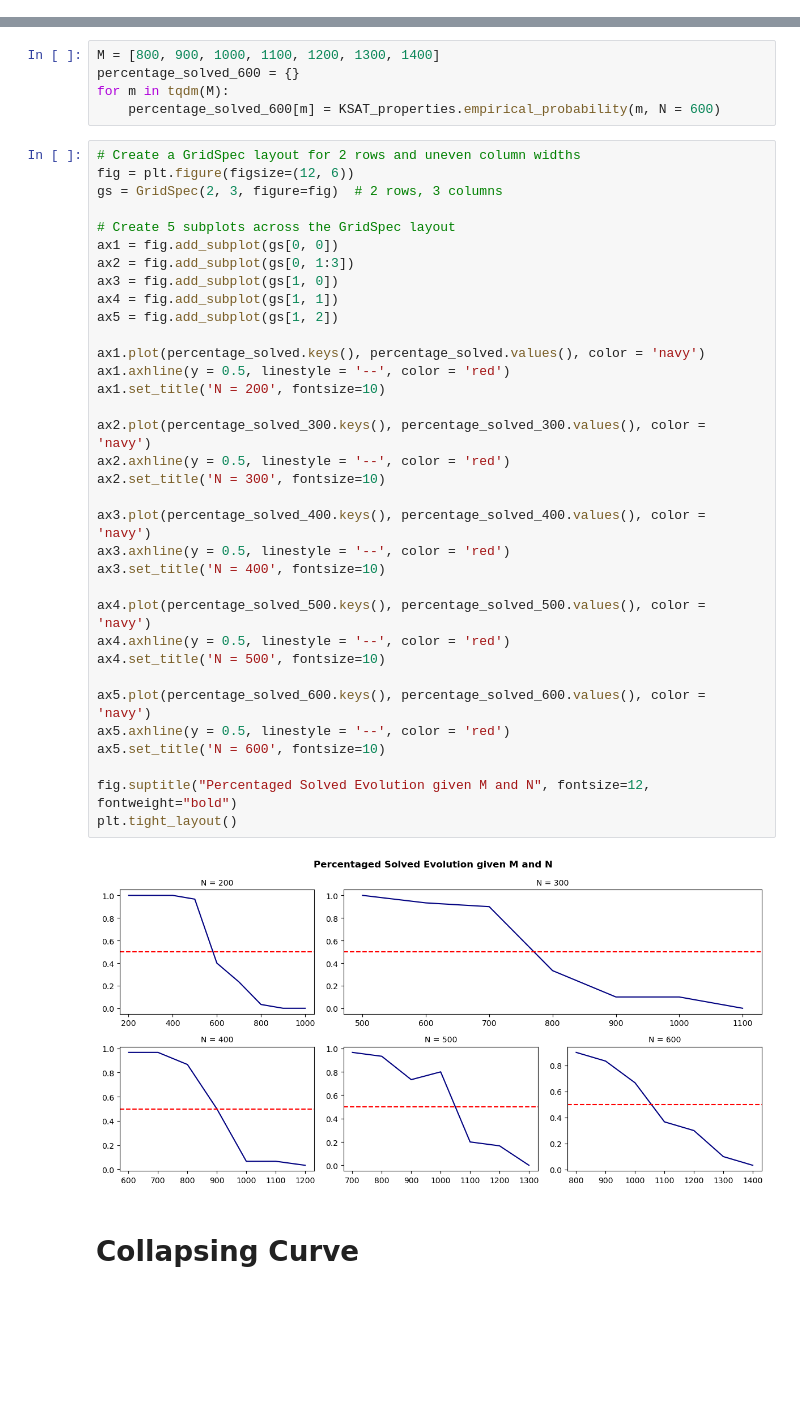
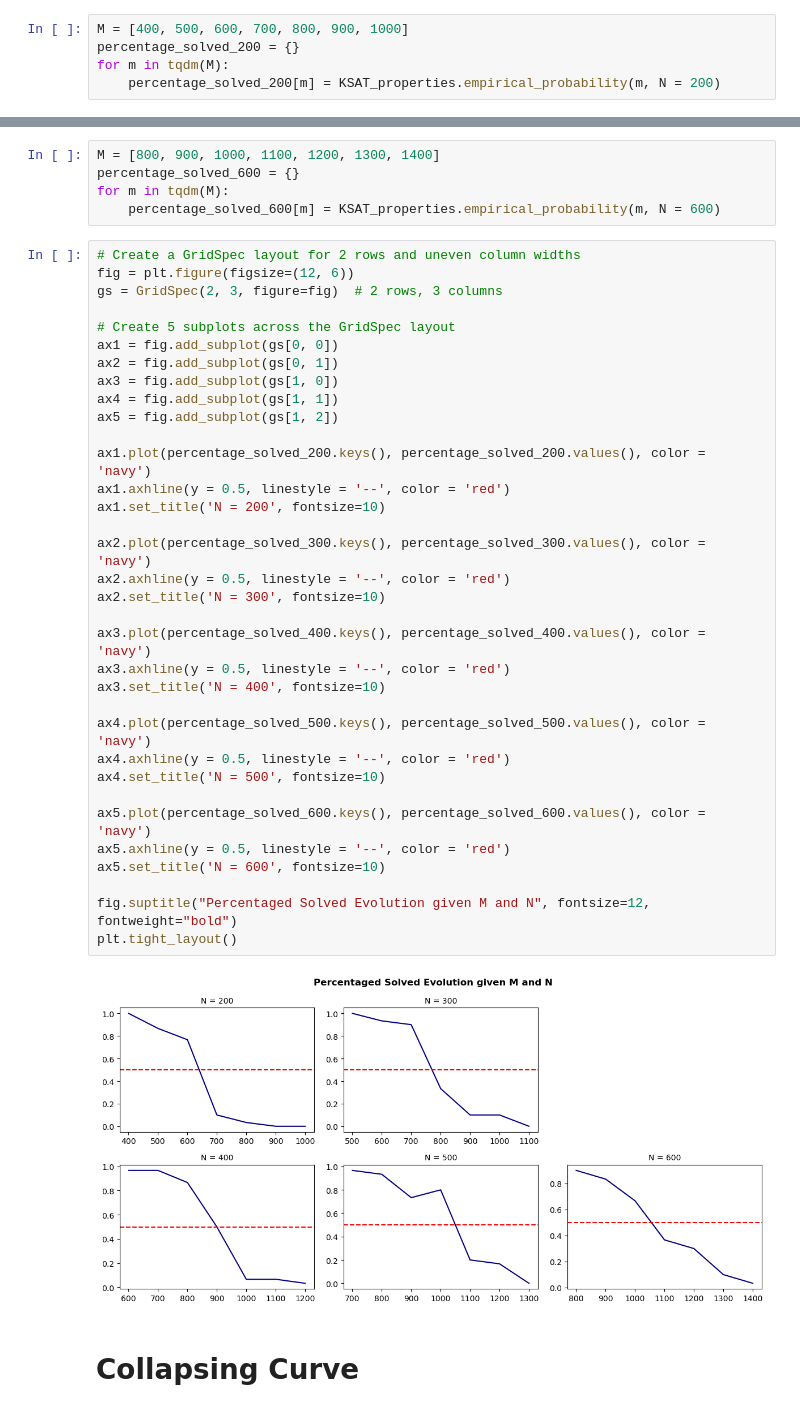
Before and after one commit to vittoriomanfriani/KSAT, a Jupyter notebook: Analysis.ipynb, the cells around one changed output, grey strips where cells are left out. Saved outputs shown, nothing was run; the diff lists cells and outputs as text; blank space fills up the shorter version.

```diff
--- a/Analysis.ipynb
+++ b/Analysis.ipynb
@@ -115,6 +115,11 @@ Text(0, 0.5, 'M')
 [figure]
 # %% [markdown]
 ## System of Variables around M_alg
+# %%
+M = [400, 500, 600, 700, 800, 900, 1000]
+percentage_solved_200 = {}
+for m in tqdm(M):
+    percentage_solved_200[m] = KSAT_properties.empirical_probability(m, N = 200)
 # %%
 M = [500, 600, 700, 800, 900, 1000, 1100]
 percentage_solved_300 = {}
@@ -141,36 +146,36 @@ fig = plt.figure(figsize=(12, 6))
 gs = GridSpec(2, 3, figure=fig)  # 2 rows, 3 columns
 
 # Create 5 subplots across the GridSpec layout
 ax1 = fig.add_subplot(gs[0, 0])
-ax2 = fig.add_subplot(gs[0, 1:3])
+ax2 = fig.add_subplot(gs[0, 1])
 ax3 = fig.add_subplot(gs[1, 0])
 ax4 = fig.add_subplot(gs[1, 1])
 ax5 = fig.add_subplot(gs[1, 2])
 
-ax1.plot(percentage_solved.keys(), percentage_solved.values(), color = 'navy')
+ax1.plot(percentage_solved_200.keys(), percentage_solved_200.values(), color = 'navy')
 ax1.axhline(y = 0.5, linestyle = '--', color = 'red')
 ax1.set_title('N = 200', fontsize=10)
 
 ax2.plot(percentage_solved_300.keys(), percentage_solved_300.values(), color = 'navy')
 ax2.axhline(y = 0.5, linestyle = '--', color = 'red')
 ax2.set_title('N = 300', fontsize=10)
 
 ax3.plot(percentage_solved_400.keys(), percentage_solved_400.values(), color = 'navy')
 ax3.axhline(y = 0.5, linestyle = '--', color = 'red')
 ax3.set_title('N = 400', fontsize=10)
 
 ax4.plot(percentage_solved_500.keys(), percentage_solved_500.values(), color = 'navy')
 ax4.axhline(y = 0.5, linestyle = '--', color = 'red')
 ax4.set_title('N = 500', fontsize=10)
 
 ax5.plot(percentage_solved_600.keys(), percentage_solved_600.values(), color = 'navy')
 ax5.axhline(y = 0.5, linestyle = '--', color = 'red')
 ax5.set_title('N = 600', fontsize=10)
 
 fig.suptitle("Percentaged Solved Evolution given M and N", fontsize=12, fontweight="bold")
 plt.tight_layout()
 # %% [output]
-[figure, old version]
+[figure, new version]
 # %% [markdown]
 # Collapsing Curve
 # %%
```
Also changed, not shown: parts of 1 cell of this notebook, 1 other file.
